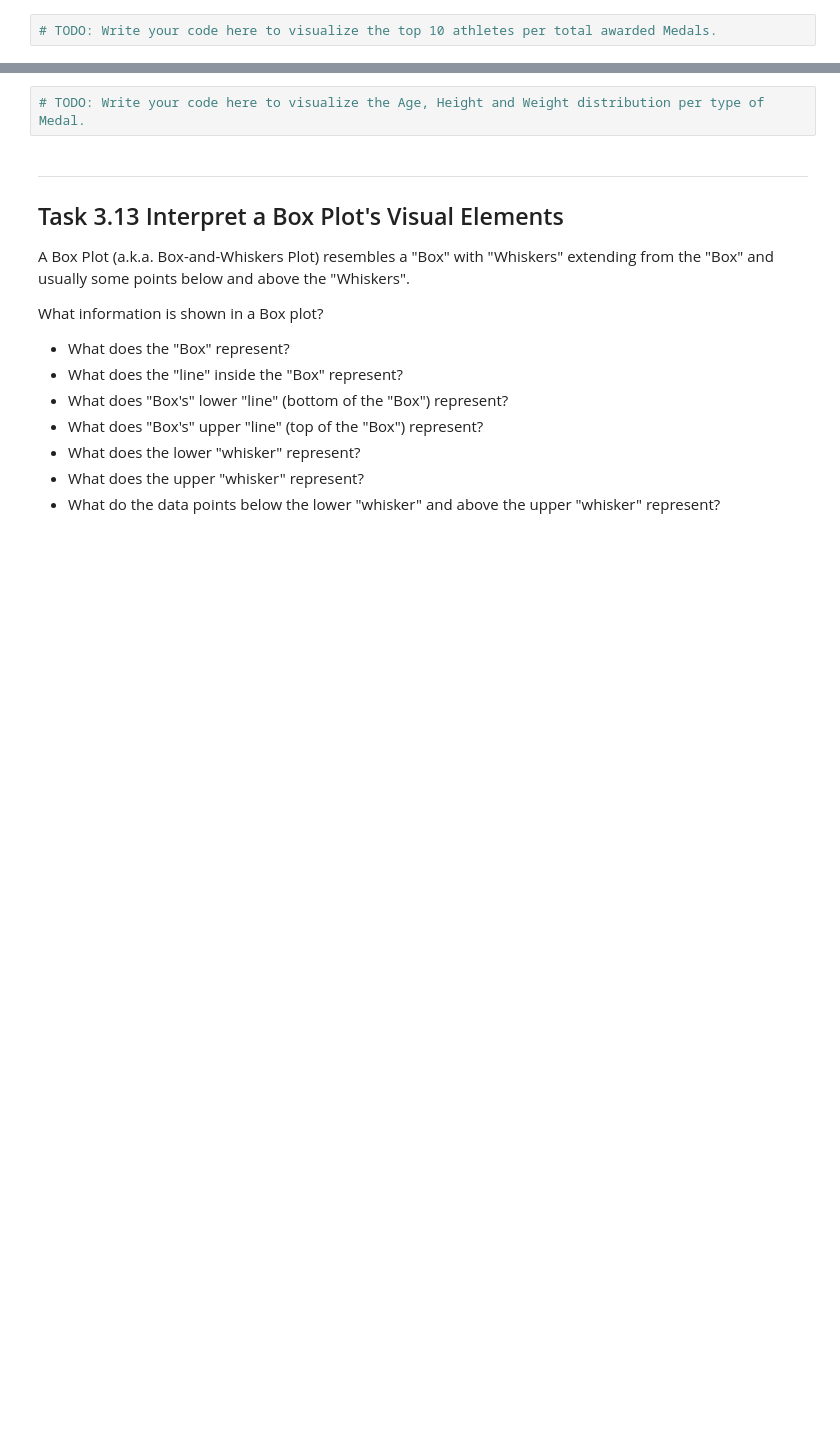
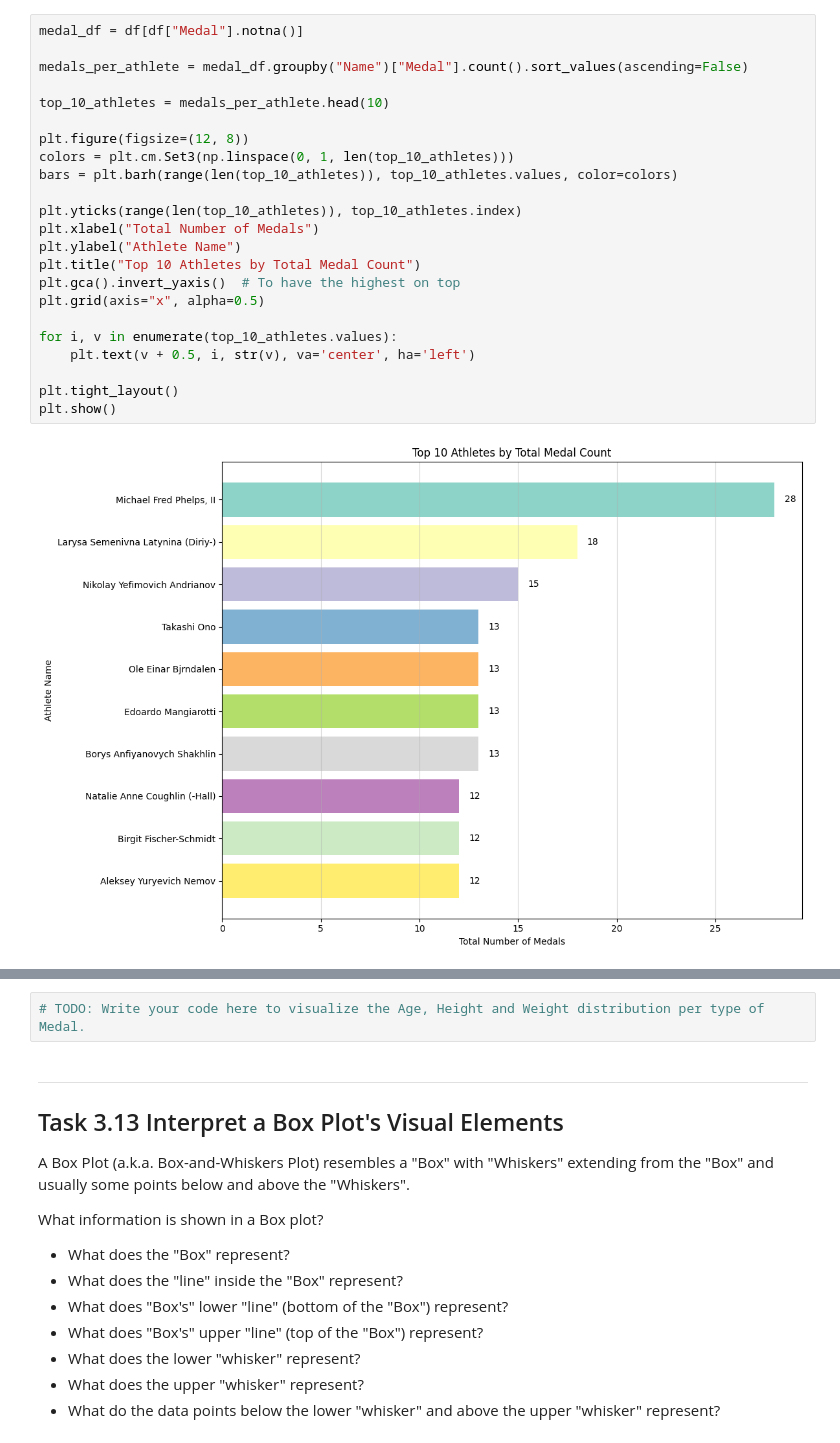
Before and after one commit to 05c4r-1337/DataVisAssignment, a Jupyter notebook: assignment.ipynb, the cells around one changed output, grey strips where cells are left out. Cells and saved outputs as stored; diff of their text form; blank space fills up the shorter version.

```diff
--- a/assignment.ipynb
+++ b/assignment.ipynb
@@ -1056,7 +1053,30 @@ Create a visualization showing the top ten athletes by total number of awarded m
 
 </details>
 # %%
-# TODO: Write your code here to visualize the top 10 athletes per total awarded Medals.
+medal_df = df[df["Medal"].notna()]
+
+medals_per_athlete = medal_df.groupby("Name")["Medal"].count().sort_values(ascending=False)
+
+top_10_athletes = medals_per_athlete.head(10)
+
+plt.figure(figsize=(12, 8))
+colors = plt.cm.Set3(np.linspace(0, 1, len(top_10_athletes)))
+bars = plt.barh(range(len(top_10_athletes)), top_10_athletes.values, color=colors)
+
+plt.yticks(range(len(top_10_athletes)), top_10_athletes.index)
+plt.xlabel("Total Number of Medals")
+plt.ylabel("Athlete Name")
+plt.title("Top 10 Athletes by Total Medal Count")
+plt.gca().invert_yaxis()  # To have the highest on top
+plt.grid(axis="x", alpha=0.5)
+
+for i, v in enumerate(top_10_athletes.values):
+    plt.text(v + 0.5, i, str(v), va='center', ha='left')
+
+plt.tight_layout()
+plt.show()
+# %% [output]
+[figure, added]
 # %% [markdown]
 ---
 ## Task 3.12 Visualize the Age, Height and Weight Distribution per Type of Medal
```
Also changed, not shown: parts of 5 cells of this notebook.
